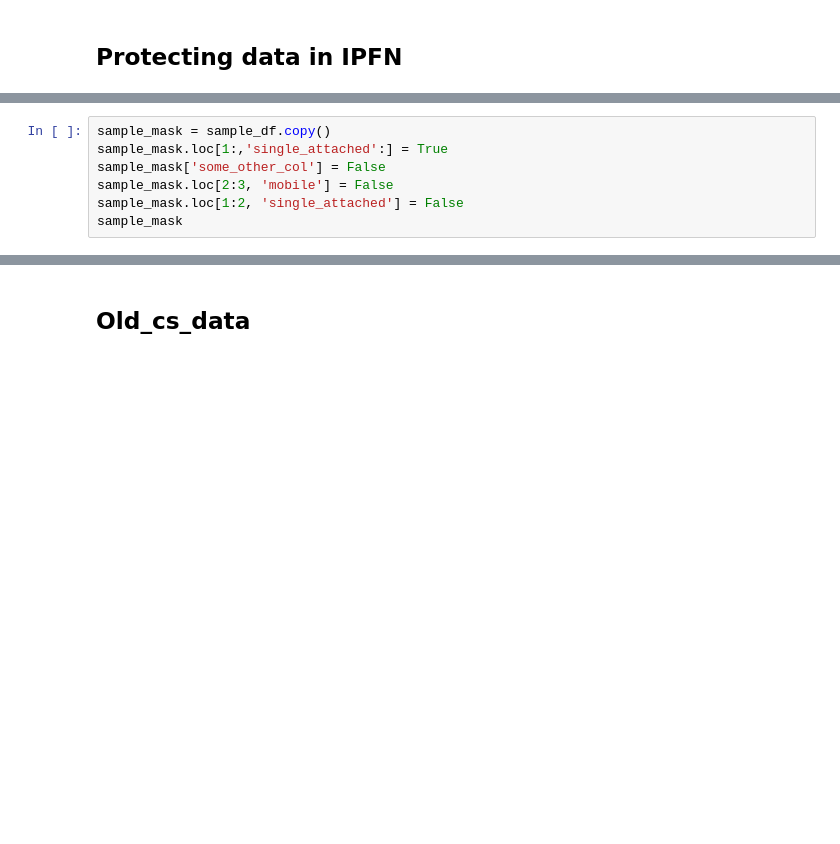
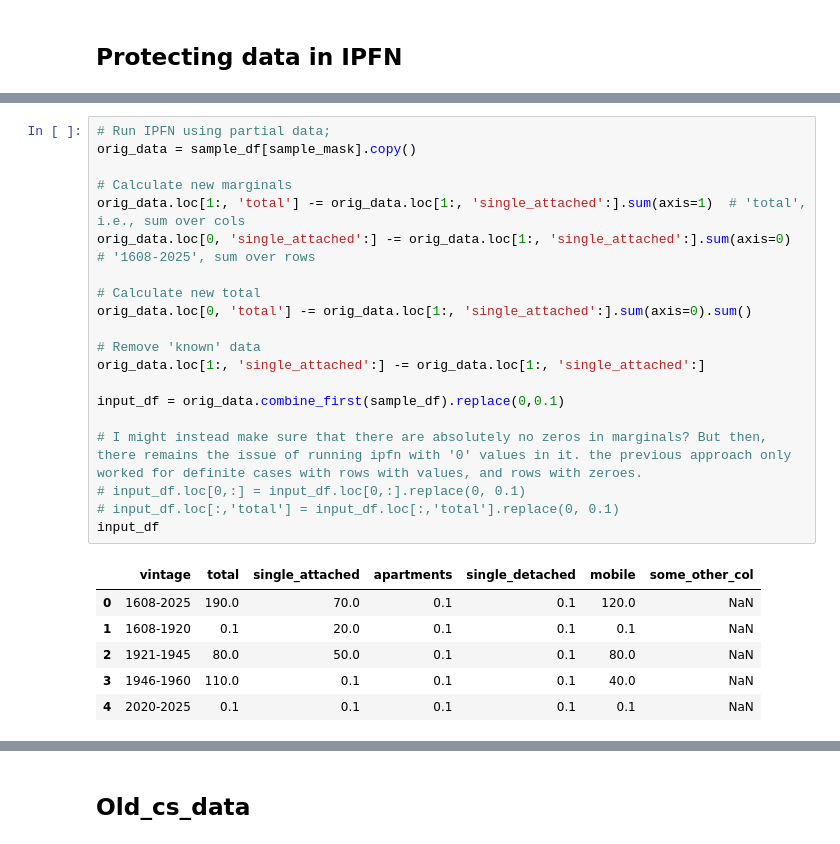
Before and after one commit to CBreton026/uncertimety, a Jupyter notebook: src/uncertimety/temp.ipynb, the cells around one changed output, grey strips where cells are left out. Cells and saved outputs as stored; diff of their text form; blank space fills up the shorter version.

```diff
--- a/src/uncertimety/temp.ipynb
+++ b/src/uncertimety/temp.ipynb
@@ -726,7 +1432,27 @@ sample_df
-# %%
-sample_mask = sample_df.copy()
-sample_mask.loc[1:,'single_attached':] = True
-sample_mask['some_other_col'] = False
-sample_mask.loc[2:3, 'mobile'] = False
-sample_mask.loc[1:2, 'single_attached'] = False
-sample_mask
+# %%
+# Run IPFN using partial data;
+orig_data = sample_df[sample_mask].copy()
+
+# Calculate new marginals
+orig_data.loc[1:, 'total'] -= orig_data.loc[1:, 'single_attached':].sum(axis=1)  # 'total', i.e., sum over cols
+orig_data.loc[0, 'single_attached':] -= orig_data.loc[1:, 'single_attached':].sum(axis=0)  # '1608-2025', sum over rows
+
+# Calculate new total
+orig_data.loc[0, 'total'] -= orig_data.loc[1:, 'single_attached':].sum(axis=0).sum()
+
+# Remove 'known' data
+orig_data.loc[1:, 'single_attached':] -= orig_data.loc[1:, 'single_attached':]
+
+input_df = orig_data.combine_first(sample_df).replace(0,0.1)
+
+# I might instead make sure that there are absolutely no zeros in marginals? But then, there remains the issue of running ipfn with '0' values in it. the previous approach only worked for definite cases with rows with values, and rows with zeroes.
+# input_df.loc[0,:] = input_df.loc[0,:].replace(0, 0.1)
+# input_df.loc[:,'total'] = input_df.loc[:,'total'].replace(0, 0.1)
+input_df
+# %% [output]
+|  | vintage | total | single_attached | apartments | single_detached | mobile | some_other_col |
+| 0 | 1608-2025 | 190.0 | 70.0 | 0.1 | 0.1 | 120.0 | NaN |
+| 1 | 1608-1920 | 0.1 | 20.0 | 0.1 | 0.1 | 0.1 | NaN |
+| 2 | 1921-1945 | 80.0 | 50.0 | 0.1 | 0.1 | 80.0 | NaN |
+| 3 | 1946-1960 | 110.0 | 0.1 | 0.1 | 0.1 | 40.0 | NaN |
+| 4 | 2020-2025 | 0.1 | 0.1 | 0.1 | 0.1 | 0.1 | NaN |
```
Also changed, not shown: parts of 32 cells of this notebook.
